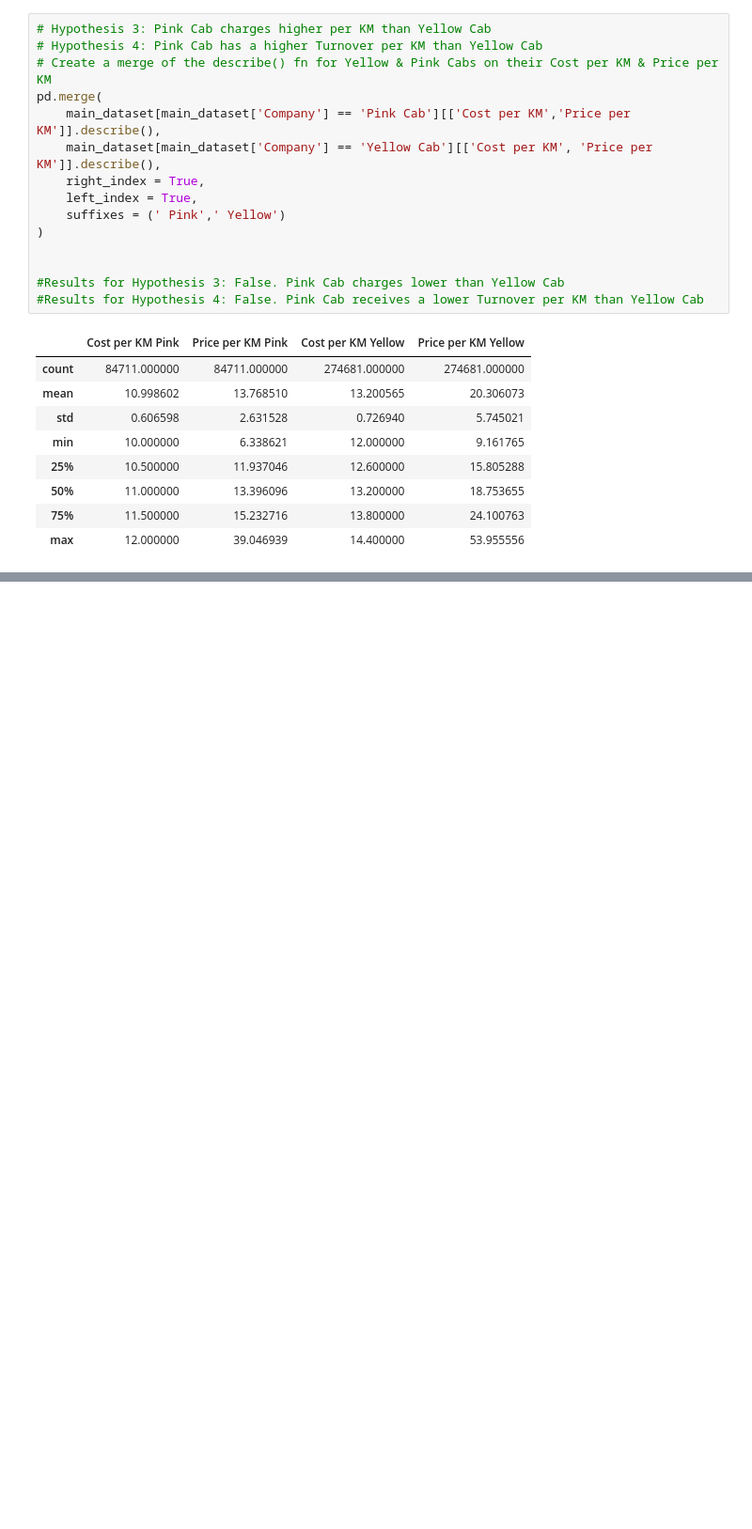
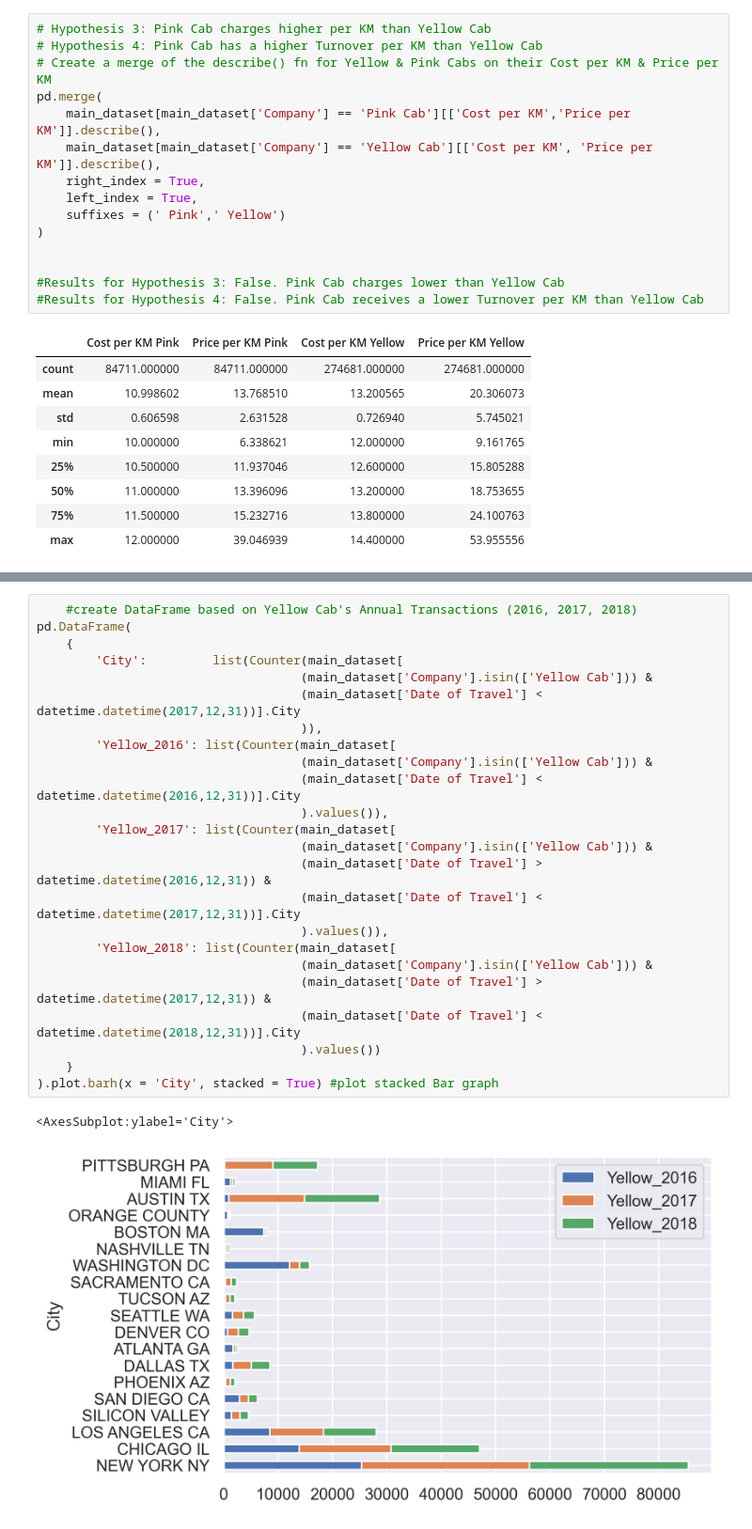
Before and after one commit to teddywaweru/DataGlacier, a Jupyter notebook: Week2_Cab_G2M_Investment/cab_data_analysis.ipynb, the cells around one changed output, grey strips where cells are left out. Shown at 94% size. Drawn from its saved outputs; the diff is of its cells as text; blank space fills up the shorter version.

```diff
--- a/Week2_Cab_G2M_Investment/cab_data_analysis.ipynb
+++ b/Week2_Cab_G2M_Investment/cab_data_analysis.ipynb
@@ -235,0 +253,27 @@ Counter({'NEW YORK NY': 99885,
+# %%
+    #create DataFrame based on Yellow Cab's Annual Transactions (2016, 2017, 2018)
+pd.DataFrame(
+    {
+        'City':         list(Counter(main_dataset[
+                                    (main_dataset['Company'].isin(['Yellow Cab'])) &
+                                    (main_dataset['Date of Travel'] < datetime.datetime(2017,12,31))].City
+                                    )),
+        'Yellow_2016': list(Counter(main_dataset[
+                                    (main_dataset['Company'].isin(['Yellow Cab'])) &
+                                    (main_dataset['Date of Travel'] < datetime.datetime(2016,12,31))].City
+                                    ).values()),
+        'Yellow_2017': list(Counter(main_dataset[
+                                    (main_dataset['Company'].isin(['Yellow Cab'])) &
+                                    (main_dataset['Date of Travel'] > datetime.datetime(2016,12,31)) &
+                                    (main_dataset['Date of Travel'] < datetime.datetime(2017,12,31))].City
+                                    ).values()),
+        'Yellow_2018': list(Counter(main_dataset[
+                                    (main_dataset['Company'].isin(['Yellow Cab'])) &
+                                    (main_dataset['Date of Travel'] > datetime.datetime(2017,12,31)) &
+                                    (main_dataset['Date of Travel'] < datetime.datetime(2018,12,31))].City
+                                    ).values())
+    }
+).plot.barh(x = 'City', stacked = True) #plot stacked Bar graph
+# %% [output]
+<AxesSubplot:ylabel='City'>
+[figure, added]
```
Also changed, not shown: parts of 10 cells of this notebook, 9 other files.
